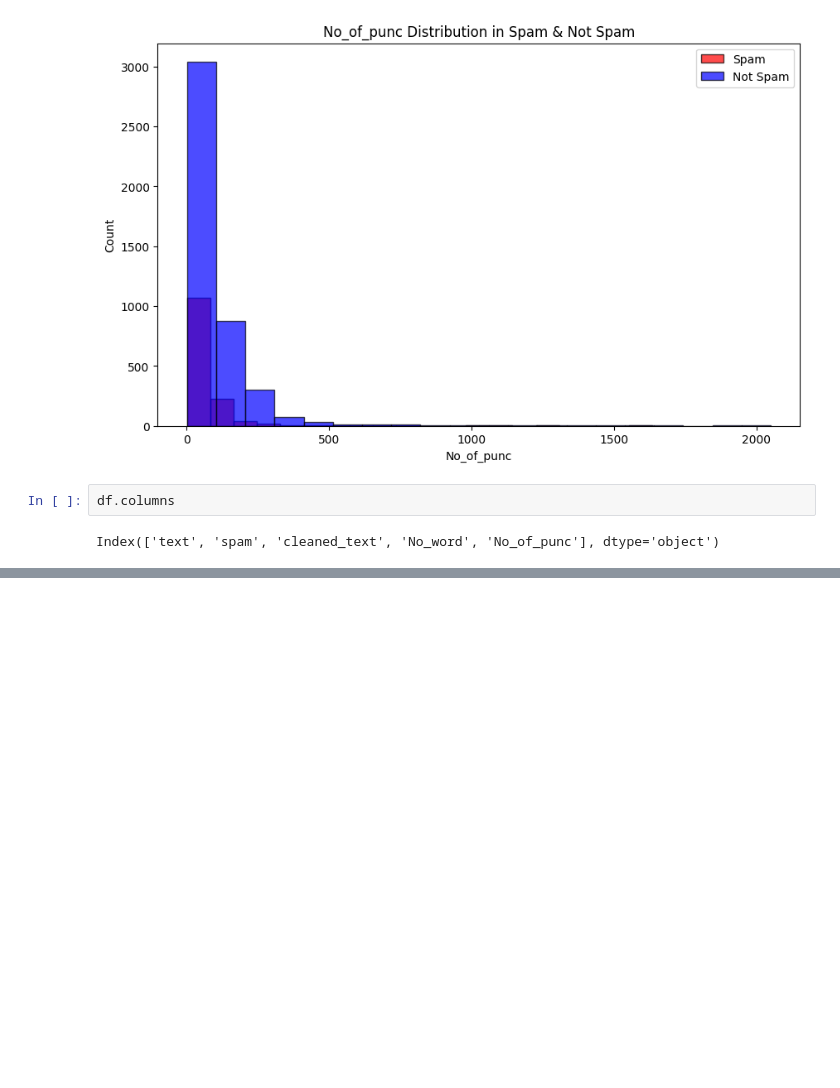
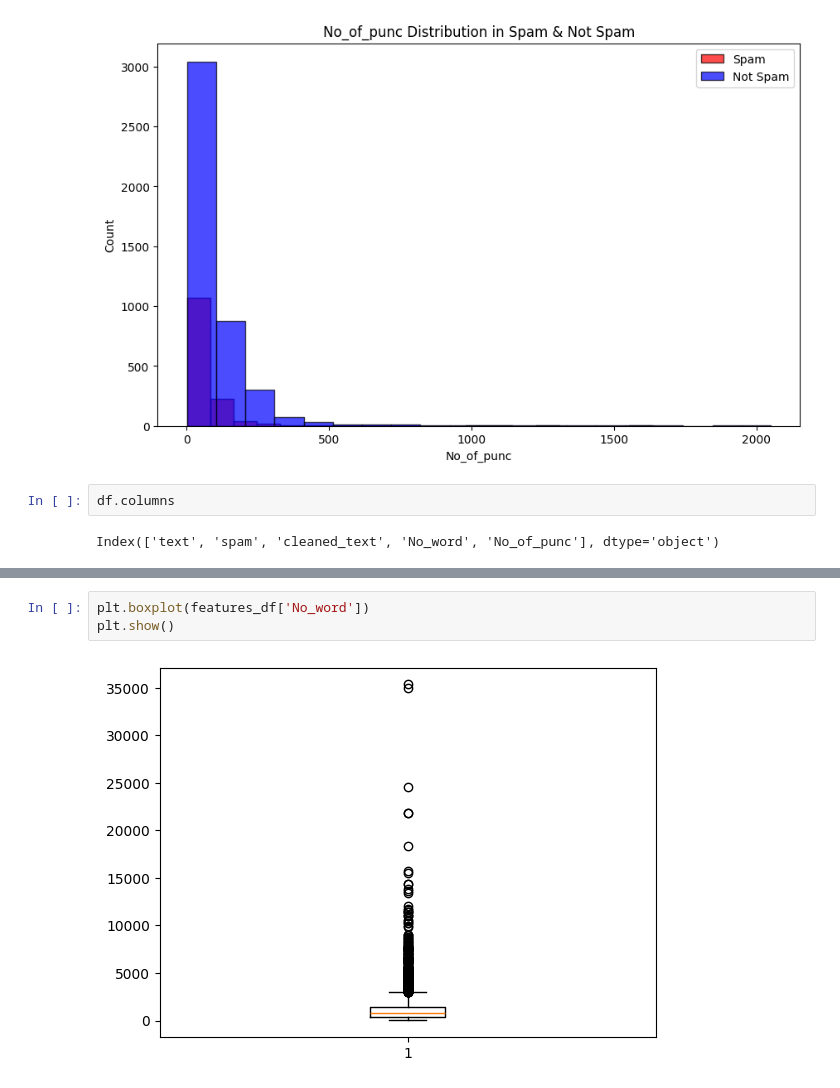
Before and after one commit to BinaraMendis7/Spam-Email-detecting-system, a Jupyter notebook: Untitled-1.ipynb, the cells around one changed output, grey strips where cells are left out. Drawn from its saved outputs; the diff is of its cells as text; blank space fills up the shorter version.

```diff
--- a/Untitled-1.ipynb
+++ b/Untitled-1.ipynb
@@ -208,0 +219,5 @@ Error:
+# %%
+plt.boxplot(features_df['No_word'])
+plt.show()
+# %% [output]
+[figure, added]
```
Also changed, not shown: parts of 5 cells of this notebook.
